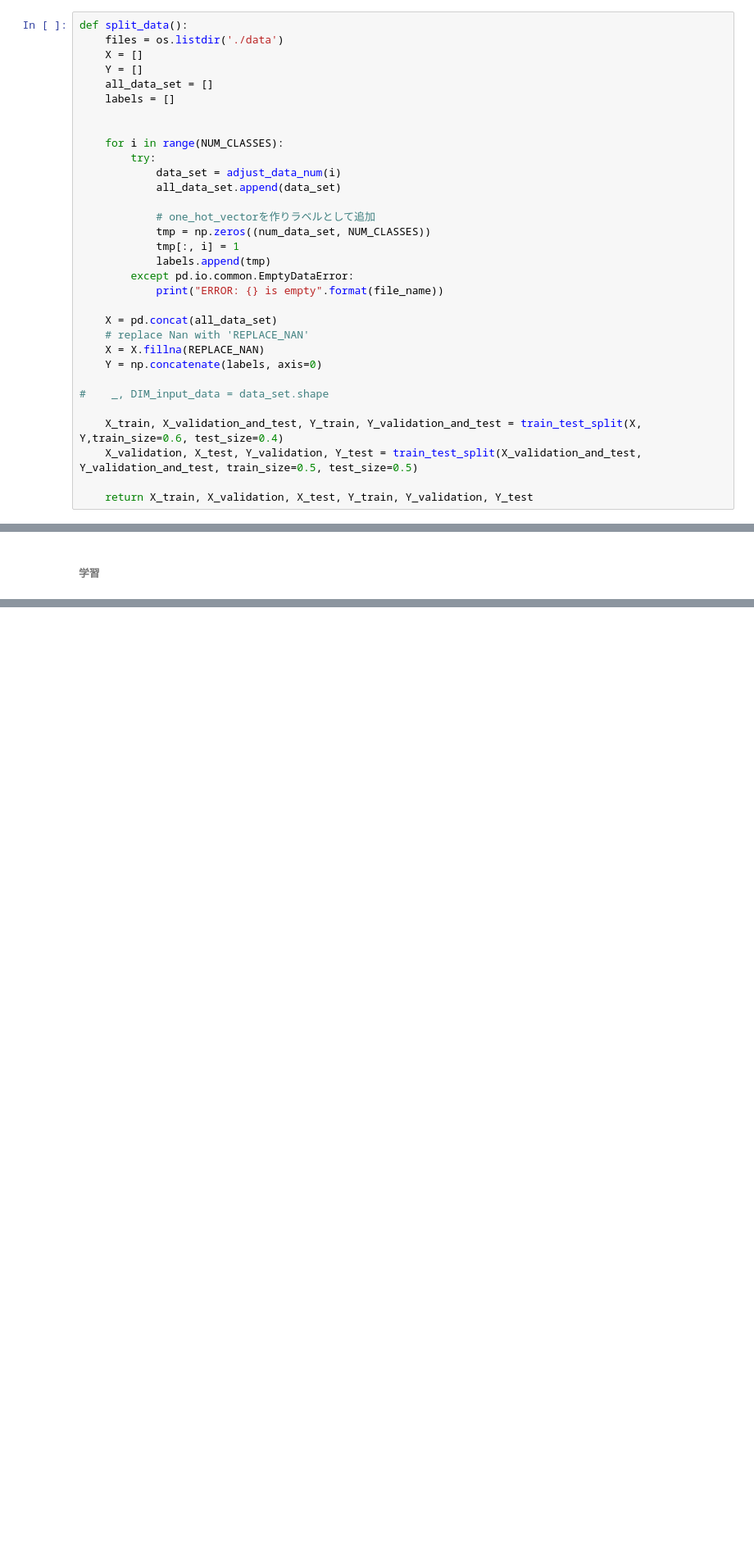
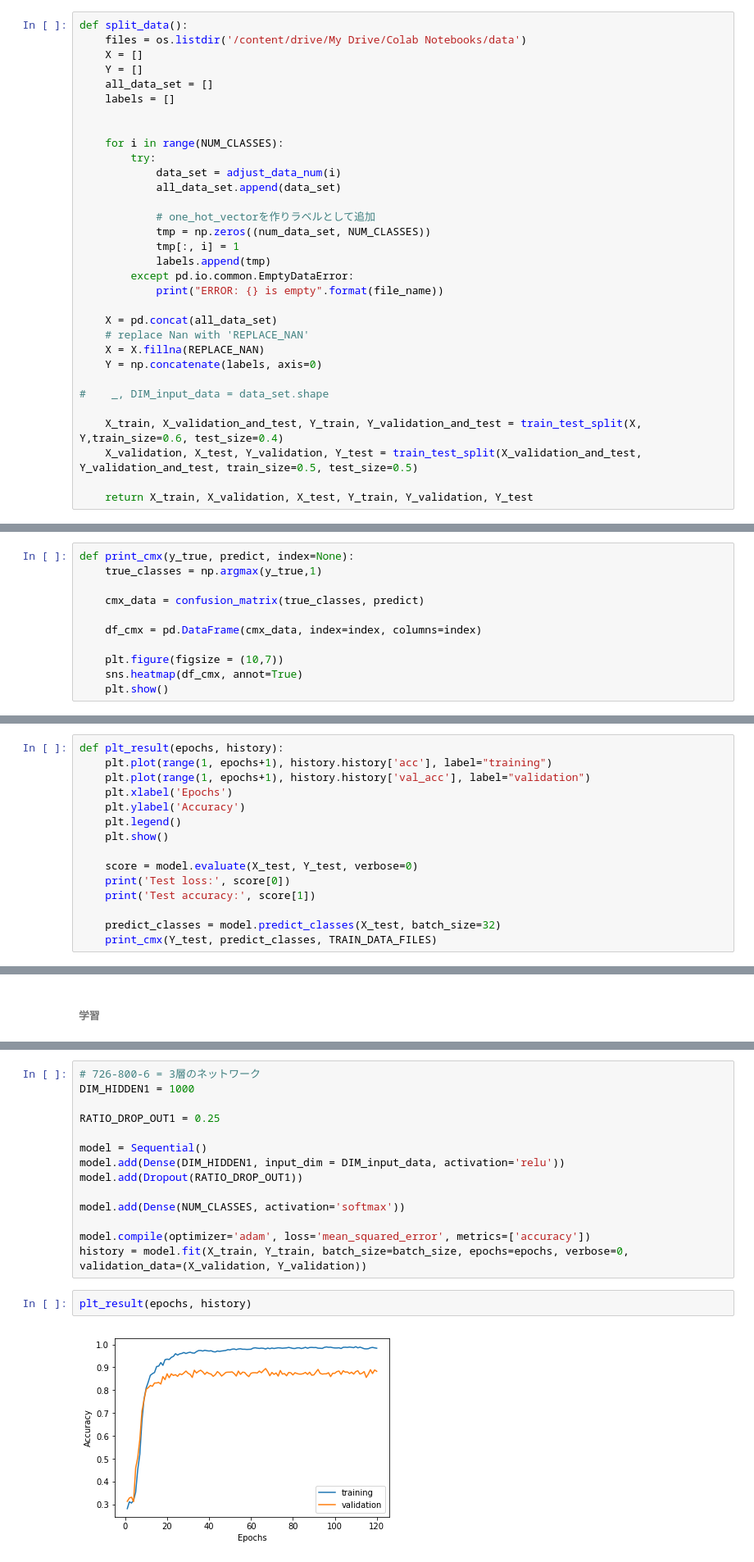
Before and after one commit to tiger0421/junctionRecognition, a Jupyter notebook: NuralNetwork.ipynb, the cells around one changed output, grey strips where cells are left out. Shown at 82% size. Drawn from its saved outputs; the diff is of its cells as text; blank space fills up the shorter version.

```diff
--- a/NuralNetwork.ipynb
+++ b/NuralNetwork.ipynb
@@ -57,7 +81,7 @@ def adjust_data_num(num_class):
 ## 学習データ読み込み用関数
 # %%
 def split_data():
-    files = os.listdir('./data')
+    files = os.listdir('/content/drive/My Drive/Colab Notebooks/data')
     X = []
     Y = []
     all_data_set = []
@@ -89,0 +116,11 @@ def split_data():
+# %%
+def print_cmx(y_true, predict, index=None):
+    true_classes = np.argmax(y_true,1)
+
+    cmx_data = confusion_matrix(true_classes, predict)
+
+    df_cmx = pd.DataFrame(cmx_data, index=index, columns=index)
+
+    plt.figure(figsize = (10,7))
+    sns.heatmap(df_cmx, annot=True)
+    plt.show()
@@ -90,3 +129,18 @@ def split_data():
+# %%
+def plt_result(epochs, history):
+    plt.plot(range(1, epochs+1), history.history['acc'], label="training")
+    plt.plot(range(1, epochs+1), history.history['val_acc'], label="validation")
+    plt.xlabel('Epochs')
+    plt.ylabel('Accuracy')
+    plt.legend()
+    plt.show()
+
+    score = model.evaluate(X_test, Y_test, verbose=0)
+    print('Test loss:', score[0])
+    print('Test accuracy:', score[1])
+
+    predict_classes = model.predict_classes(X_test, batch_size=32)
+    print_cmx(Y_test, predict_classes, TRAIN_DATA_FILES)
 # %% [markdown]
 # 学習実行
 # %% [markdown]
@@ -102,3 +156,21 @@ _, DIM_input_data = X_train.shape
 input(726) -
 <span>　</span>mid_lay1(dropout1) - mid_lay2(dropout2) -
 <span>　　</span>output(6)
+# %%
+# 726-800-6 = 3層のネットワーク
+DIM_HIDDEN1 = 1000
+
+RATIO_DROP_OUT1 = 0.25
+
+model = Sequential()
+model.add(Dense(DIM_HIDDEN1, input_dim = DIM_input_data, activation='relu'))
+model.add(Dropout(RATIO_DROP_OUT1))
+
+model.add(Dense(NUM_CLASSES, activation='softmax'))
+
+model.compile(optimizer='adam', loss='mean_squared_error', metrics=['accuracy'])
+history = model.fit(X_train, Y_train, batch_size=batch_size, epochs=epochs, verbose=0, validation_data=(X_validation, Y_validation))
+# %%
+plt_result(epochs, history)
+# %% [output]
+[figure, added]
```
Also changed, not shown: parts of 18 cells of this notebook.
